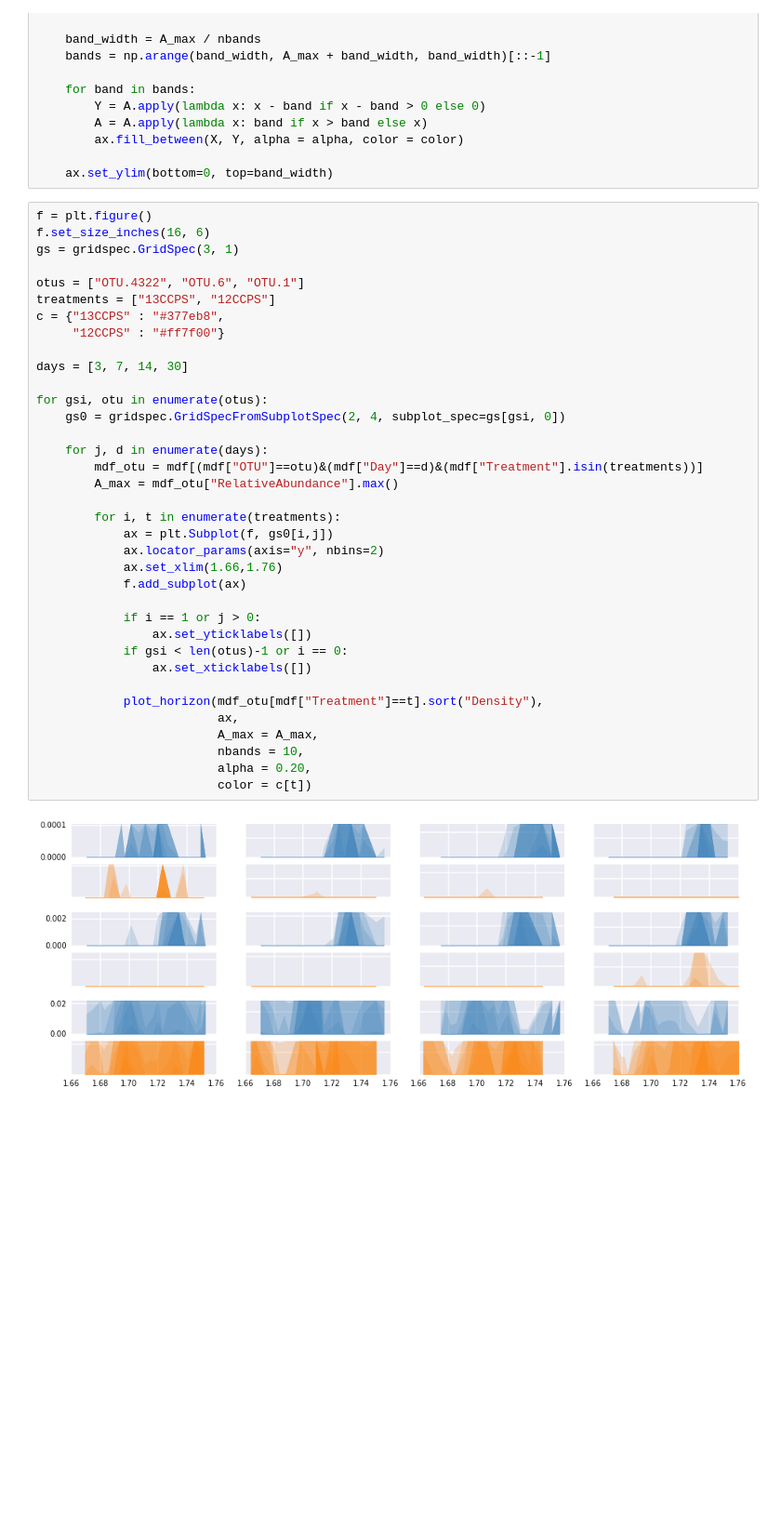
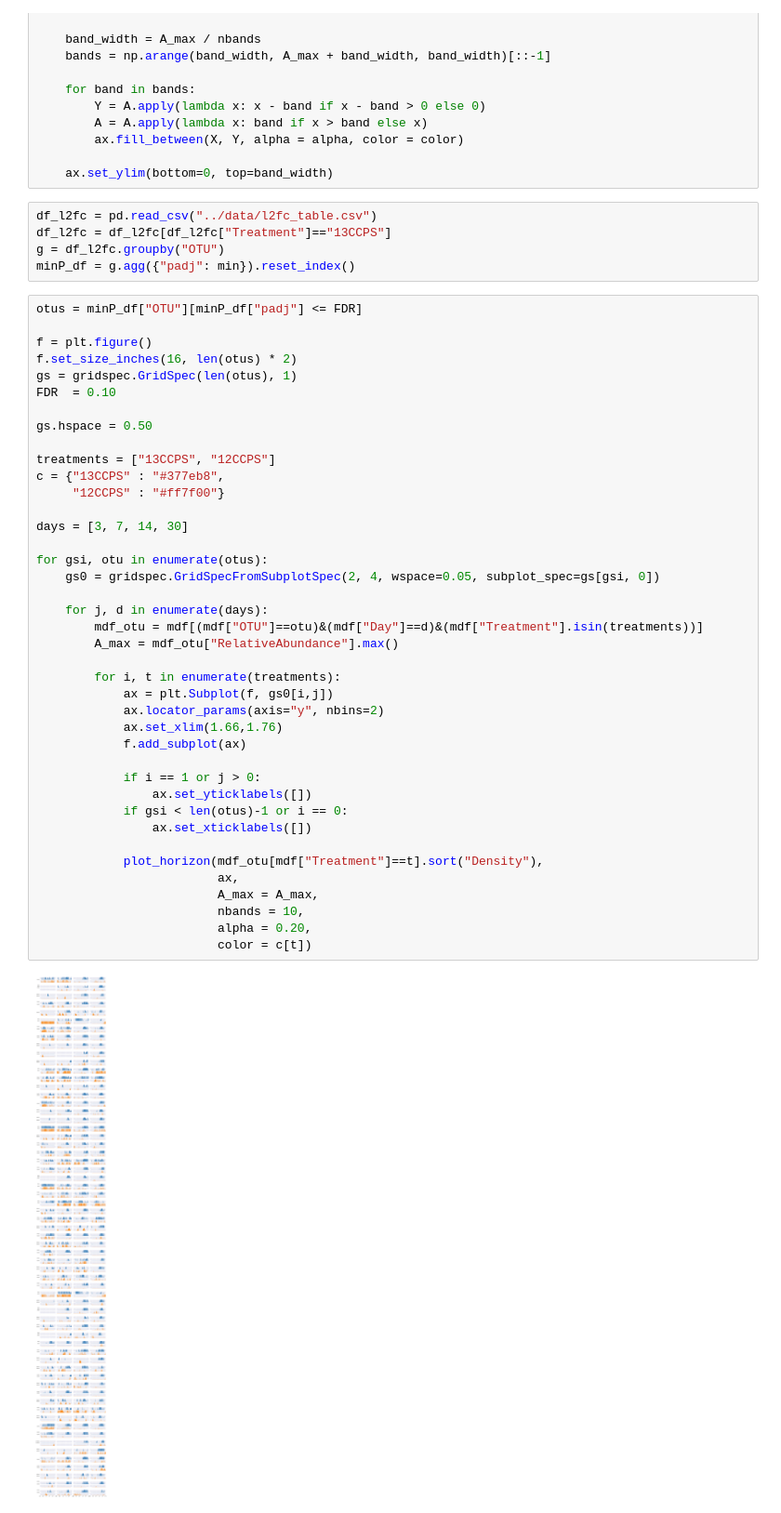
Before and after one commit to chuckpr/CSIP_succession_data_analysis, a Jupyter notebook: figures_and_stats/horizon_chart.ipynb, the cells around one changed output. Shown at 93% size. Saved outputs shown, nothing was run; the diff lists cells and outputs as text; blank space fills up the shorter version.

```diff
--- a/figures_and_stats/horizon_chart.ipynb
+++ b/figures_and_stats/horizon_chart.ipynb
@@ -53,41 +54,50 @@ def plot_horizon(mdf_otu, ax, A_max, nbands = 25, alpha = 0.05, color = sns.colo
         ax.fill_between(X, Y, alpha = alpha, color = color)
 
     ax.set_ylim(bottom=0, top=band_width)
+# %%
+df_l2fc = pd.read_csv("../data/l2fc_table.csv")
+df_l2fc = df_l2fc[df_l2fc["Treatment"]=="13CCPS"]
+g = df_l2fc.groupby("OTU")
+minP_df = g.agg({"padj": min}).reset_index()
 # %%
+otus = minP_df["OTU"][minP_df["padj"] <= FDR]
+
 f = plt.figure()
-f.set_size_inches(16, 6)
-gs = gridspec.GridSpec(3, 1)
+f.set_size_inches(16, len(otus) * 2)
+gs = gridspec.GridSpec(len(otus), 1)
+FDR  = 0.10
 
-otus = ["OTU.4322", "OTU.6", "OTU.1"]
+gs.hspace = 0.50
+
 treatments = ["13CCPS", "12CCPS"]
 c = {"13CCPS" : "#377eb8",
      "12CCPS" : "#ff7f00"}
 
 days = [3, 7, 14, 30]
 
 for gsi, otu in enumerate(otus):
-    gs0 = gridspec.GridSpecFromSubplotSpec(2, 4, subplot_spec=gs[gsi, 0])
+    gs0 = gridspec.GridSpecFromSubplotSpec(2, 4, wspace=0.05, subplot_spec=gs[gsi, 0])
 
     for j, d in enumerate(days):
         mdf_otu = mdf[(mdf["OTU"]==otu)&(mdf["Day"]==d)&(mdf["Treatment"].isin(treatments))]
         A_max = mdf_otu["RelativeAbundance"].max()
 
         for i, t in enumerate(treatments):
             ax = plt.Subplot(f, gs0[i,j])
             ax.locator_params(axis="y", nbins=2)
             ax.set_xlim(1.66,1.76)
             f.add_subplot(ax)
 
             if i == 1 or j > 0:
                 ax.set_yticklabels([])
             if gsi < len(otus)-1 or i == 0:
                 ax.set_xticklabels([])
 
             plot_horizon(mdf_otu[mdf["Treatment"]==t].sort("Density"),
                          ax,
                          A_max = A_max,
                          nbands = 10,
                          alpha = 0.20,
                          color = c[t])
 # %% [output]
-[figure, old version]
+[figure, new version]
```
Also changed, not shown: parts of 3 cells of this notebook.
